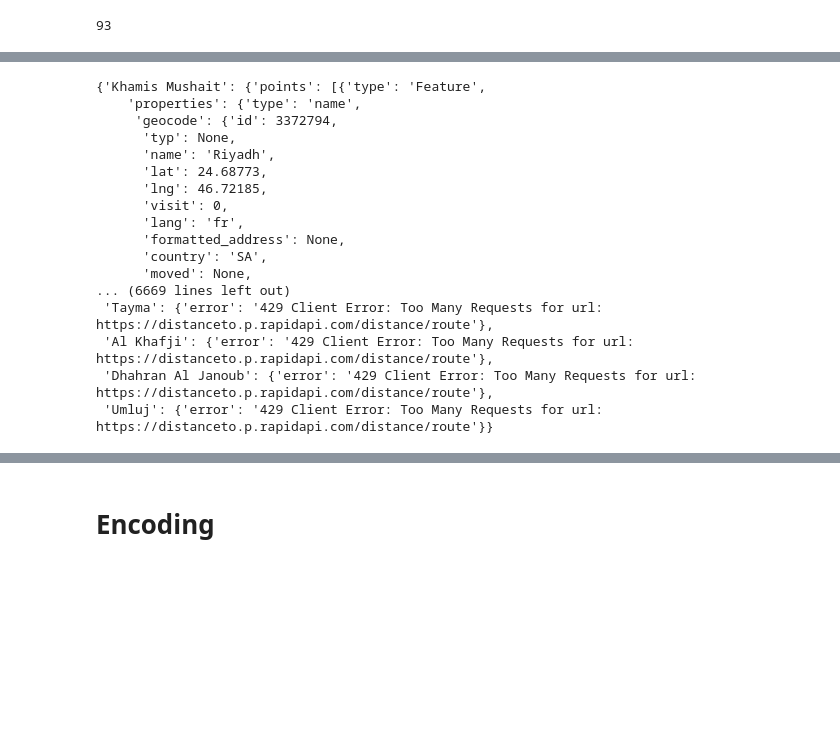
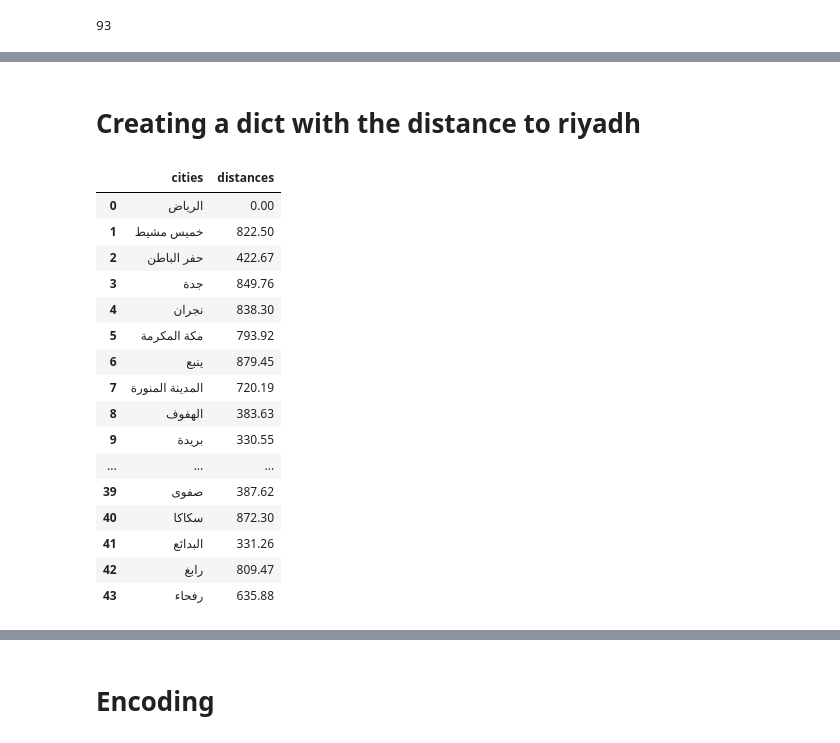
Before and after one commit to HamadALshabanah/Tuwaiq-Kaggle, a Jupyter notebook: feature_engineering(H).ipynb, the cells around one changed output, grey strips where cells are left out. Saved outputs shown, nothing was run; the diff lists cells and outputs as text; code cells hidden in the pictures; blank space fills up the shorter version.

```diff
--- a/feature_engineering(H).ipynb
+++ b/feature_engineering(H).ipynb
@@ -179,20 +93,0 @@ distance_from_Riyadhpd=pd.DataFrame(cities_dict)
-# %%
-cities_dict
-# %% [output]
-{'Khamis Mushait': {'points': [{'type': 'Feature',
-    'properties': {'type': 'name',
-     'geocode': {'id': 3372794,
-      'typ': None,
-      'name': 'Riyadh',
-      'lat': 24.68773,
-      'lng': 46.72185,
-      'visit': 0,
-      'lang': 'fr',
-      'formatted_address': None,
-      'country': 'SA',
-      'moved': None,
-... (6669 lines left out)
- 'Tayma': {'error': '429 Client Error: Too Many Requests for url: https://distanceto.p.rapidapi.com/distance/route'},
- 'Al Khafji': {'error': '429 Client Error: Too Many Requests for url: https://distanceto.p.rapidapi.com/distance/route'},
- 'Dhahran Al Janoub': {'error': '429 Client Error: Too Many Requests for url: https://distanceto.p.rapidapi.com/distance/route'},
- 'Umluj': {'error': '429 Client Error: Too Many Requests for url: https://distanceto.p.rapidapi.com/distance/route'}}
@@ -198,0 +109,53 @@ cities_dict
+# %% [markdown]
+# Creating a dict with the distance to riyadh
+# %%
+# Let's create a dictionary with two keys: "cities" and "distances", where each key corresponds to a list.
+cities_distance = {
+    "cities": [
+        "الرياض", "خميس مشيط", "حفر الباطن", "جدة", "نجران",
+        "مكة المكرمة", "ينبع", "المدينة المنورة", "الهفوف", "بريدة",
+        "تبوك", "الأحساء", "الجبيل", "عرعر",
+        "أبها", "أبو عريش", "الدمام", "الطائف", "الباحة",
+        "أحد المسارحة", "حائل", "الدلم", "القطيف", "الدرعية",
+        "جيزان",  "الخبر", "المجمعة", "الخرج",
+        "الظهران", "الدوادمي", "المزاحمية", "عنيزة", "القنفذة",
+        "الليث", "شرورة", "الرس", "صامطة", "شقراء",
+        "سيهات", "صفوى", "سكاكا", "البدائع", "رابغ", "رفحاء"
+    ],
+    "distances": [
+        0, 822.50, 422.67, 849.76, 838.30,
+        793.92, 879.45, 720.19, 383.63, 330.55,
+        1089.64, 286.11, 390.41, 895.48,
+        842.43, 947.89, 389.73, 749.34, 750.82,
+        830.20, 592.76, 114, 389.83, 17.01,
+        842.85, 393.04, 192.60, 85.33,
+        387.14, 237.85, 50.13, 315.70, 849,
+        832.22, 802.25, 409, 981.68, 160.07,
+        387.74, 387.62, 872.30, 331.26, 809.47, 635.88
+    ]
+}
+
+
+
+# Convert the dictionary to a DataFrame
+df_cities_distance = pd.DataFrame(cities_distance)
+
+df_cities_distance
+# %% [output]
+|  | cities | distances |
+| 0 | الرياض | 0.00 |
+| 1 | خميس مشيط | 822.50 |
+| 2 | حفر الباطن | 422.67 |
+| 3 | جدة | 849.76 |
+| 4 | نجران | 838.30 |
+| 5 | مكة المكرمة | 793.92 |
+| 6 | ينبع | 879.45 |
+| 7 | المدينة المنورة | 720.19 |
+| 8 | الهفوف | 383.63 |
+| 9 | بريدة | 330.55 |
+| ... | ... | ... |
+| 39 | صفوى | 387.62 |
+| 40 | سكاكا | 872.30 |
+| 41 | البدائع | 331.26 |
+| 42 | رابغ | 809.47 |
+| 43 | رفحاء | 635.88 |
```
Also changed, not shown: parts of 28 cells of this notebook, 3 other files.
